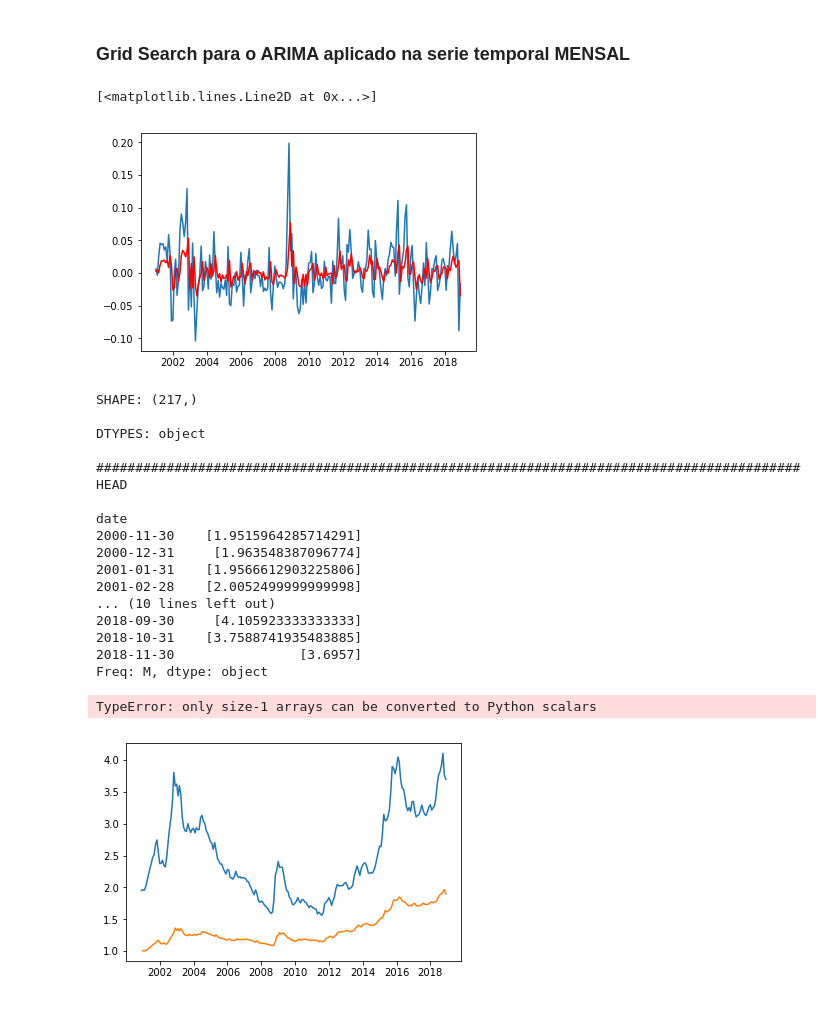
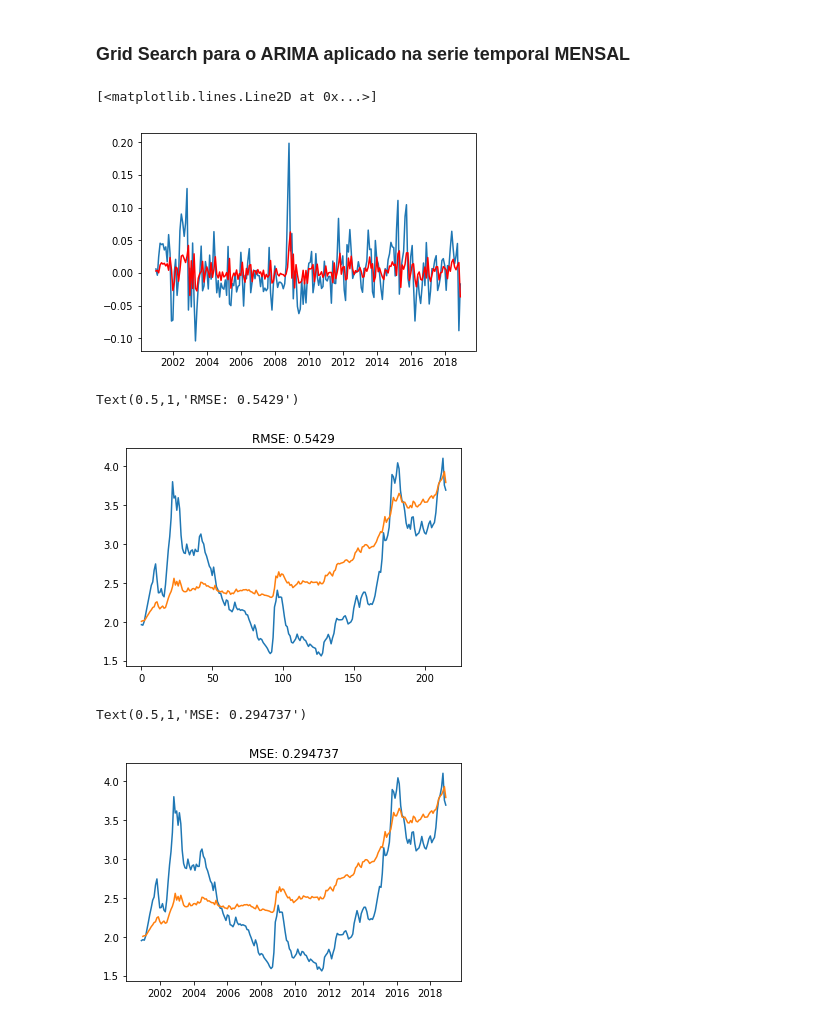
Before and after one commit to jorgealmeidajr/tcc-senai-timeseries, a Jupyter notebook: src/timeseries01-arima.ipynb, the cells around one changed output. Saved outputs shown, nothing was run; the diff lists cells and outputs as text; code cells hidden in the pictures.

Commit message:
Implementacao do modelo ARIMA.

```diff
--- a/src/timeseries01-arima.ipynb
+++ b/src/timeseries01-arima.ipynb
@@ -80,51 +81,49 @@ p-value (0.000000) < 0.05
 from statsmodels.tsa.arima_model import ARIMA
 
 # ARIMA model
-model = ARIMA(log_df_monthly, order=(2, 1, 2))
-results_ARIMA = model.fit(disp=-1)
+model = ARIMA(log_df_monthly, order=(0, 1, 1))
+results_ARIMA = model.fit(disp=-1) # -1, 0
 
 plt.plot(log_df_monthly_diff)
 plt.plot(results_ARIMA.fittedvalues, color='red')
-#plt.title('RSS: %.4f'% sum((results_ARIMA.fittedvalues - log_df_monthly_diff.values)**2))
 # %% [output]
 [<matplotlib.lines.Line2D at 0x...>]
-[figure, old version]
+[figure, new version]
 # %%
 predictions_ARIMA_diff = pd.Series(results_ARIMA.fittedvalues, copy=True)
 #print(predictions_ARIMA_diff.head())
 
 predictions_ARIMA_diff_cumsum = predictions_ARIMA_diff.cumsum()
 #print(predictions_ARIMA_diff_cumsum.head())
 
 predictions_ARIMA_log = pd.Series(log_df_monthly.iloc[0], index=log_df_monthly.index)
 predictions_ARIMA_log = predictions_ARIMA_log.add(predictions_ARIMA_diff_cumsum, fill_value=0)
-#predictions_ARIMA_log.head()
+#print(predictions_ARIMA_log.head())
 
 predictions_ARIMA = np.exp(predictions_ARIMA_log)
-#print(df_monthly.values.tolist())
-t = pd.Series(data=df_monthly.values.tolist(), index=df_monthly.index, copy=True)
-arima.print_dataframe_info(t)
+#arima.print_dataframe_info(predictions_ARIMA)
+predictions_ARIMA = predictions_ARIMA.apply(lambda x: x*2) # gambiarra ...
 
-plt.plot(df_monthly)
-plt.plot(predictions_ARIMA)
-plt.title('RMSE: %.4f'% np.sqrt(sum((predictions_ARIMA.values - df_monthly.values)**2)/len(df_monthly.values)))
+rates = []
+for row_index, row in df_monthly.iterrows():
+    rates.append(row[0])
+
+t = pd.Series(data=rates, index=df_monthly.index, copy=True)
+#arima.print_dataframe_info(t)
+
+plt.plot(t[1:].values)
+plt.plot(predictions_ARIMA[1:].values)
+plt.title('RMSE: %.4f'% np.sqrt(sum((predictions_ARIMA[1:] - t[1:])**2)/len(t[1:])))
 # %% [output]
-SHAPE: (217,)
-
-DTYPES: object
-
-##########################################################################################
-HEAD
-
-date
-2000-11-30    [1.9515964285714291]
-2000-12-31     [1.963548387096774]
-2001-01-31    [1.9566612903225806]
-2001-02-28    [2.0052499999999998]
-... (10 lines left out)
-2018-09-30     [4.105923333333333]
-2018-10-31    [3.7588741935483885]
-2018-11-30                [3.6957]
-Freq: M, dtype: object
+Text(0.5,1,'RMSE: 0.5429')
-TypeError: only size-1 arrays can be converted to Python scalars
-[figure, old version]
+[figure, new version]
+# %%
+from sklearn.metrics import mean_squared_error
+
+plt.plot(t.index.to_pydatetime(), t.values)
+plt.plot(t.index.to_pydatetime(), predictions_ARIMA.values)
+#plt.title('RMSE: %.4f'% np.sqrt(sum((predictions_ARIMA[1:] - t[1:])**2)/len(t[1:])))
+plt.title('MSE: %.6f'% mean_squared_error(t[1:].values, predictions_ARIMA[1:].values))
+# %% [output]
+Text(0.5,1,'MSE: 0.294737')
+[figure, added]
```
Also changed, not shown: parts of 2 cells of this notebook, 1 other file.
